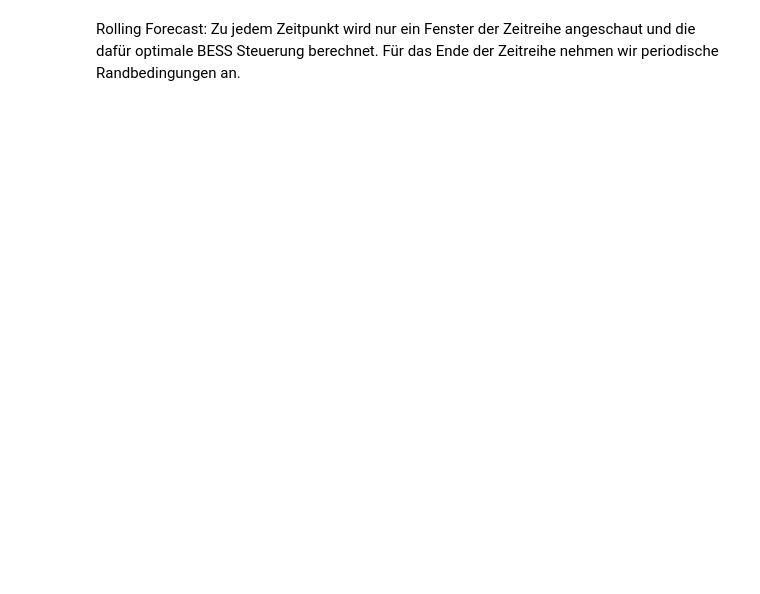
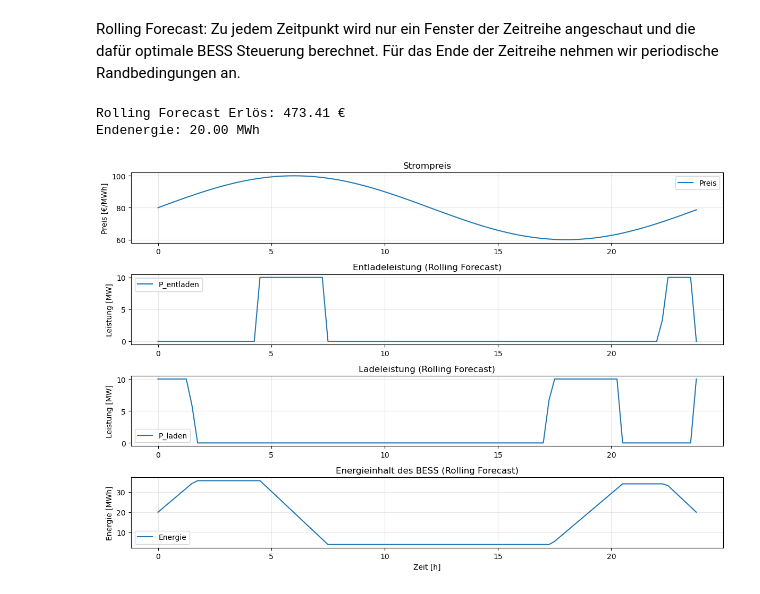
Before and after one commit to fefr3d/telis-intern, a Jupyter notebook: optimierungsmodel.ipynb, the cells around one changed output. Saved outputs shown, nothing was run; the diff lists cells and outputs as text; code cells hidden in the pictures; blank space fills up the shorter version.

```diff
--- a/optimierungsmodel.ipynb
+++ b/optimierungsmodel.ipynb
@@ -514,7 +512,7 @@ def solve_bess_rolling_forecast(pi_verkauf, pi_kauf, p_max, e_min, e_max, e0, e_
     P_dis = np.zeros(n)
     P_ch = np.zeros(n)
     z = np.zeros(n)
-    E = np.zeros(n + 1)
+    E = np.zeros(n)
     E[0] = e0
     current_e = e0
 
@@ -523,8 +521,16 @@ def solve_bess_rolling_forecast(pi_verkauf, pi_kauf, p_max, e_min, e_max, e0, e_
         pi_window_kauf = get_window_prices(pi_kauf, k, t_window)
 
         idx_ei = None
-        if k <= n - 1 < k + t_window:
+        # Setze Endbedingung für den letzten Schritt
+        if k == n - 1:
+            idx_ei = 0
+            ei_value = e_end
+        elif k < n - 1 < k + t_window:
             idx_ei = n - 1 - k
+            ei_value = e_end
+        else:
+            idx_ei = None
+            ei_value = None
 
         problem_window = return_problem(
             pi_verkauf=pi_window_verkauf,
@@ -547,7 +553,8 @@ def solve_bess_rolling_forecast(pi_verkauf, pi_kauf, p_max, e_min, e_max, e0, e_
         z[k] = result_window["z"][0]
 
         current_e = current_e - P_dis[k] * dt / eta + P_ch[k] * dt * eta
-        E[k + 1] = current_e
+        if k < n - 1:
+            E[k + 1] = current_e
 
     objective = np.sum(P_dis * pi_verkauf - P_ch * pi_kauf) * dt
     return {
@@ -558,40 +565,63 @@ def solve_bess_rolling_forecast(pi_verkauf, pi_kauf, p_max, e_min, e_max, e0, e_
         "objective": objective
     }
 # %%
-t.
-gure(figsize=(12, 9))
+fT_WINDOW = 6 # Stunden
+
+# Sinusförmige Preiskurve
+pi = 80 + 20 *np.sin(np.linspace(0, 2*np.pi, N, endpoint=False))      # €/MWh
+
+rolling_result = solve_bess_rolling_forecast(
+    pi_verkauf=pi,
+    pi_kauf=pi,
+    p_max=P_MAX,
+    e_min=E_MIN,
+    e_max=E_MAX,
+    e0=E0,
+    e_end=E0,
+    dt=DT,
+    eta=ETA,
+    t_window=int(T_WINDOW / DT),
+)
+
+print(f"Rolling Forecast Erlös: {rolling_result['objective']:.2f} €")
+print(f"Endenergie: {rolling_result['E'][-1]:.2f} MWh")
+
+
+plt.figure(figsize=(12, 8))
 
 plt.subplot(4, 1, 1)
 plt.plot(t, pi, label="Preis")
 plt.ylabel("Preis [€/MWh]")
 plt.title("Strompreis")
 plt.legend()
 plt.grid(True, alpha=0.3)
 
 plt.subplot(4, 1, 2)
 plt.plot(t, rolling_result["P_discharge"], label="P_entladen")
 plt.ylabel("Leistung [MW]")
 plt.title("Entladeleistung (Rolling Forecast)")
 plt.legend()
 plt.grid(True, alpha=0.3)
 
 plt.subplot(4, 1, 3)
 plt.plot(t, rolling_result["P_charge"], label="P_laden")
 plt.ylabel("Leistung [MW]")
 plt.title("Ladeleistung (Rolling Forecast)")
 plt.legend()
 plt.grid(True, alpha=0.3)
 
 plt.subplot(4, 1, 4)
-plt.plot(t, rolling_result["E"][:-1], label="Energie")
+t_E = np.arange(len(rolling_result["E"])) * DT
+plt.plot(t_E, rolling_result["E"], label="Energie")
 plt.ylabel("Energie [MWh]")
 plt.xlabel("Zeit [h]")
 plt.title("Energieinhalt des BESS (Rolling Forecast)")
 plt.legend()
 plt.grid(True, alpha=0.3)
 
 plt.tight_layout()
 plt.show()
-
-print(f"Rolling Forecast Erlös: {rolling_result['objective']:.2f} €")
-print(f"Endenergie: {rolling_result['E'][-1]:.2f} MWh")
+# %% [output]
+Rolling Forecast Erlös: 473.41 €
+Endenergie: 20.00 MWh
+[figure, added]
```
Also changed, not shown: parts of 3 cells of this notebook, 1 other file.
